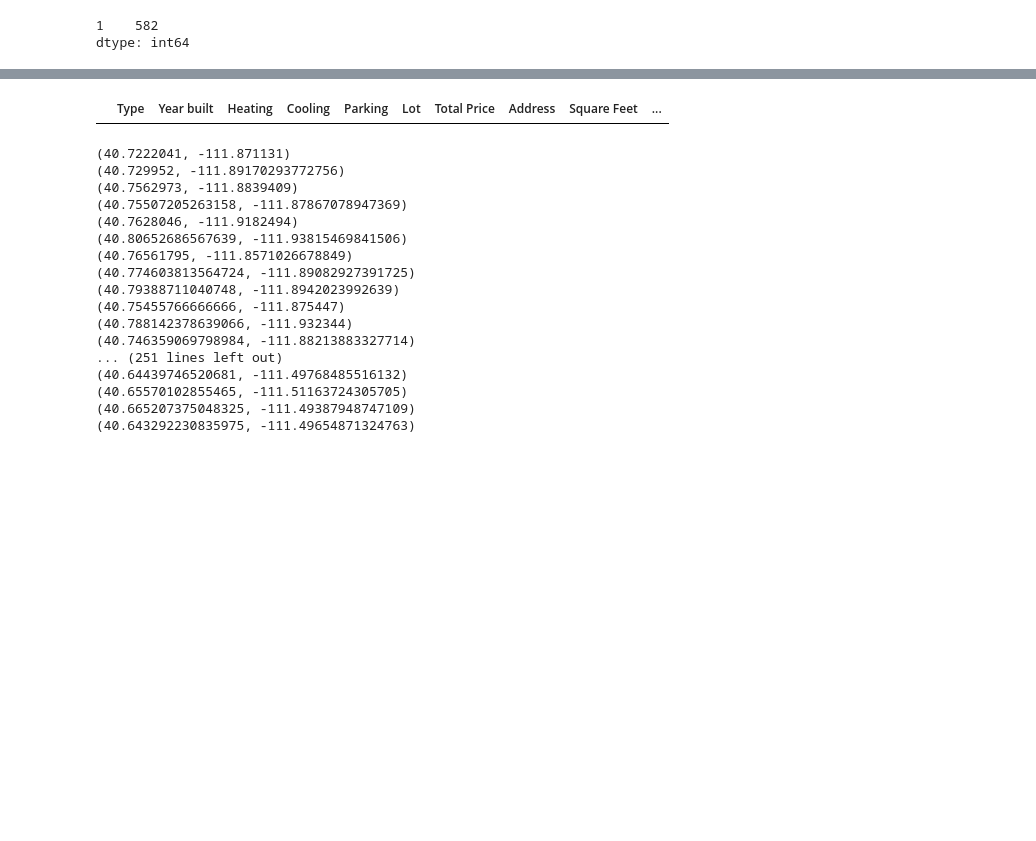
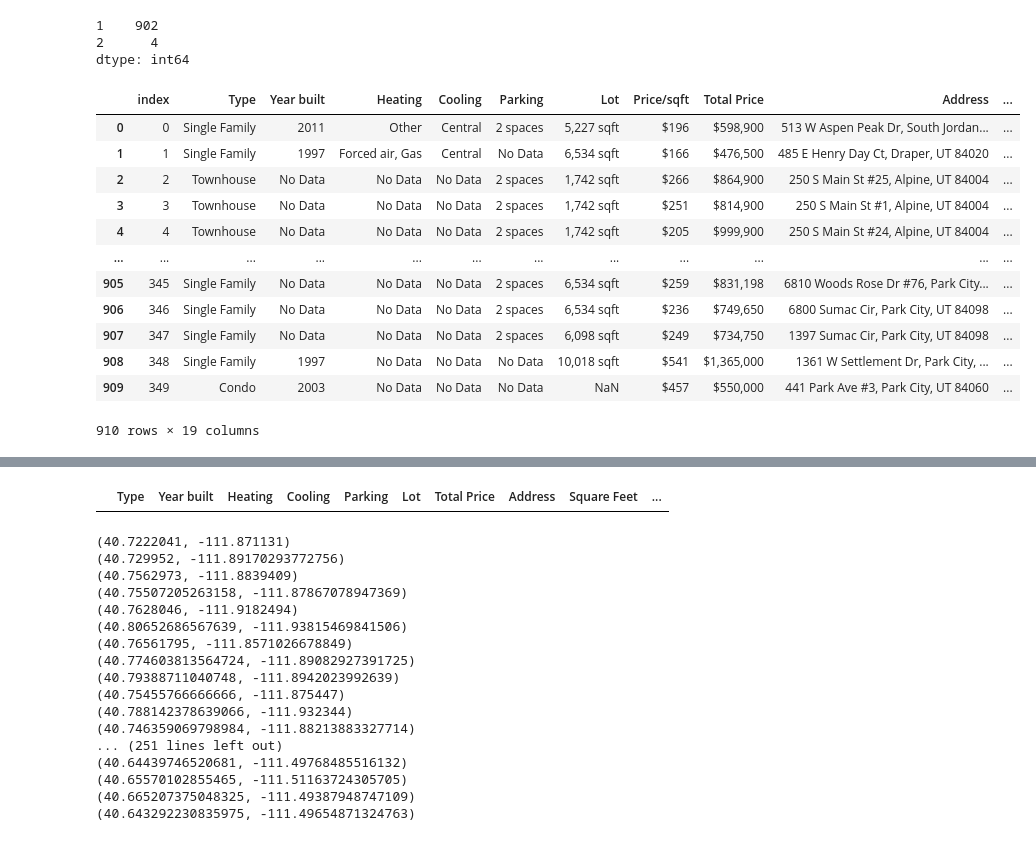
Before and after one commit to dirtylittledirtbike/project_2, a Jupyter notebook: clean_data.ipynb, the cells around one changed output, grey strips where cells are left out. Drawn from its saved outputs; the diff is of its cells as text; code cells hidden in the pictures; blank space fills up the shorter version.

```diff
--- a/clean_data.ipynb
+++ b/clean_data.ipynb
@@ -3,12 +3,13 @@ import pandas as pd
 import numpy as np
 import re
 # %%
-# df1 = pd.read_csv('/Users/collinswestnedge/programming/Metis_Online/project_02/neighborhoods_/salt_lake_raw.csv')
-# df2 = pd.read_csv('/Users/collinswestnedge/programming/Metis_Online/project_02/neighborhoods_/park_city_raw.csv')
+df1 = pd.read_csv('/Users/collinswestnedge/programming/Metis_Online/project_02/neighborhoods_/salt_lake_raw.csv')
+df2 = pd.read_csv('/Users/collinswestnedge/programming/Metis_Online/project_02/neighborhoods_/park_city_raw.csv')
 
-# df = pd.concat([df1, df2]).drop(columns=['Unnamed: 0']).reset_index()
-# df.groupby('URL').size().value_counts()
+df = pd.concat([df1, df2]).drop(columns=['Unnamed: 0']).reset_index()
+df.groupby('URL').size().value_counts()
 # %% [output]
-1    582
+1    902
+2      4
 dtype: int64
 # %%
@@ -26,3 +27,19 @@ df.groupby('URL').size().value_counts()
+# %%
+df
+# %% [output]
+|  | index | Type | Year built | Heating | Cooling | Parking | Lot | Price/sqft | Total Price | Address | ... |
+| 0 | 0 | Single Family | 2011 | Other | Central | 2 spaces | 5,227 sqft | $196 | $598,900 | 513 W Aspen Peak Dr, South Jordan... | ... |
+| 1 | 1 | Single Family | 1997 | Forced air, Gas | Central | No Data | 6,534 sqft | $166 | $476,500 | 485 E Henry Day Ct, Draper, UT 84020 | ... |
+| 2 | 2 | Townhouse | No Data | No Data | No Data | 2 spaces | 1,742 sqft | $266 | $864,900 | 250 S Main St #25, Alpine, UT 84004 | ... |
+| 3 | 3 | Townhouse | No Data | No Data | No Data | 2 spaces | 1,742 sqft | $251 | $814,900 | 250 S Main St #1, Alpine, UT 84004 | ... |
+| 4 | 4 | Townhouse | No Data | No Data | No Data | 2 spaces | 1,742 sqft | $205 | $999,900 | 250 S Main St #24, Alpine, UT 84004 | ... |
+| ... | ... | ... | ... | ... | ... | ... | ... | ... | ... | ... | ... |
+| 905 | 345 | Single Family | No Data | No Data | No Data | 2 spaces | 6,534 sqft | $259 | $831,198 | 6810 Woods Rose Dr #76, Park City... | ... |
+| 906 | 346 | Single Family | No Data | No Data | No Data | 2 spaces | 6,534 sqft | $236 | $749,650 | 6800 Sumac Cir, Park City, UT 84098 | ... |
+| 907 | 347 | Single Family | No Data | No Data | No Data | 2 spaces | 6,098 sqft | $249 | $734,750 | 1397 Sumac Cir, Park City, UT 84098 | ... |
+| 908 | 348 | Single Family | 1997 | No Data | No Data | No Data | 10,018 sqft | $541 | $1,365,000 | 1361 W Settlement Dr, Park City, ... | ... |
+| 909 | 349 | Condo | 2003 | No Data | No Data | No Data | NaN | $457 | $550,000 | 441 Park Ave #3, Park City, UT 84060 | ... |
+910 rows × 19 columns
 # %%
 df.groupby('Address').size().value_counts()
 # %% [output]
```
Also changed, not shown: parts of 19 cells of this notebook, 2 other files.
